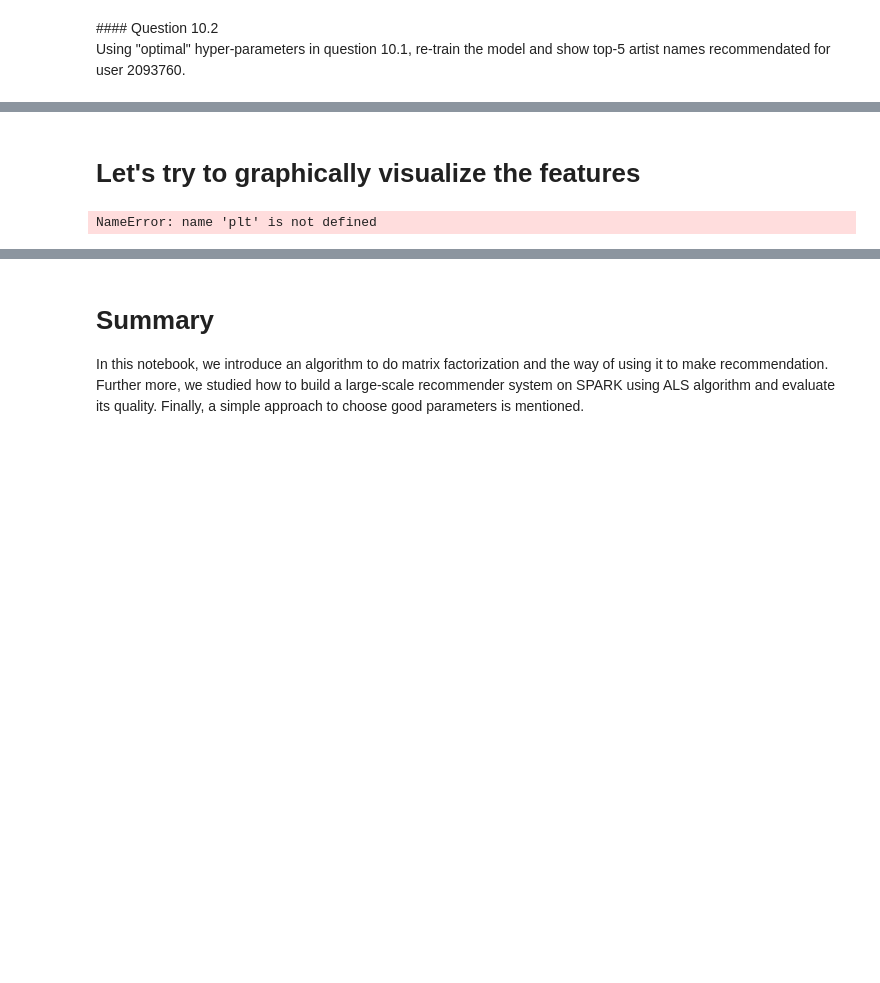
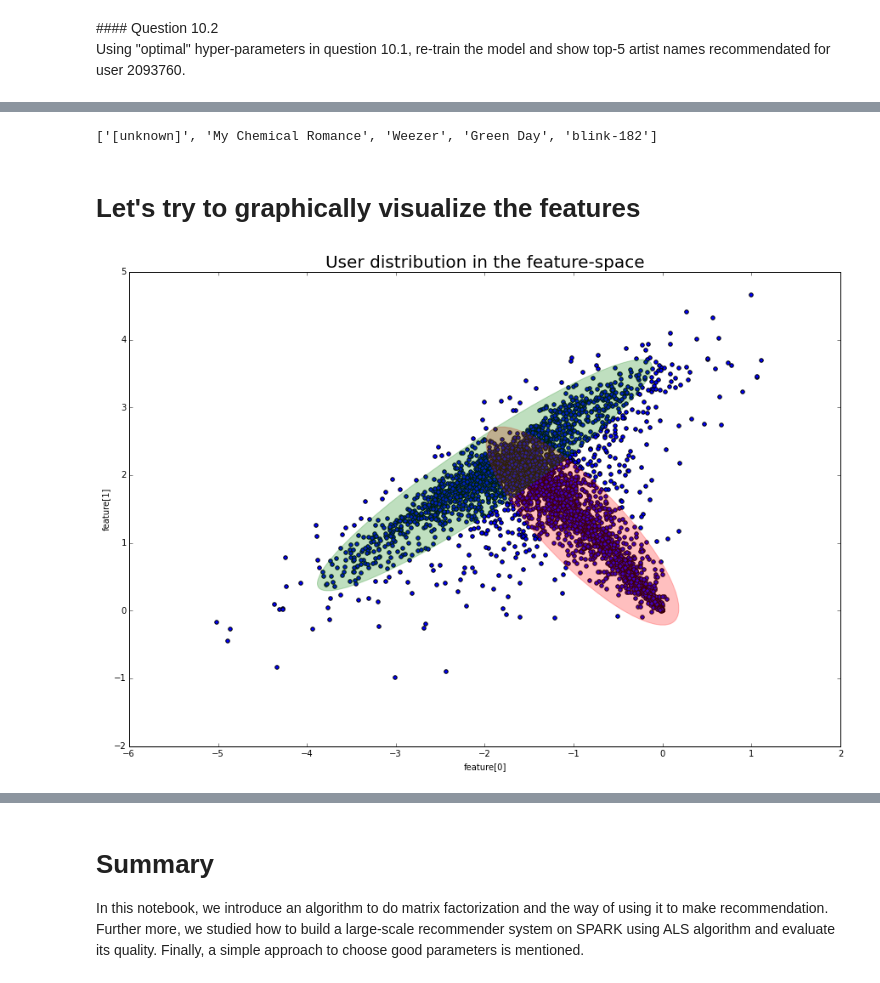
Before and after one commit to MatteoRomiti/Algorithmic-Machine-Learning, a Jupyter notebook: Notebooks/[Lecture 3+4] Recommender algorithm - Music recommendations.ipynb, the cells around one changed output, grey strips where cells are left out. Drawn from its saved outputs; the diff is of its cells as text; code cells hidden in the pictures; blank space fills up the shorter version.

Commit message:
Added new valitation tech. and visualization of latent space

```diff
--- a/Notebooks/[Lecture 3+4] Recommender algorithm - Music recommendations.ipynb
+++ b/Notebooks/[Lecture 3+4] Recommender algorithm - Music recommendations.ipynb
@@ -1313,7 +1312,7 @@ Given RDD `userArtistDataRDD` in question 6.2, construct a new RDD `trainingData
 # %%
 from pyspark.mllib.recommendation import ALS, MatrixFactorizationModel, Rating
 # %%
-allData = userArtistDataRDD.map(lambda r: Rating(r[0], r[1], r[2])).repartition(12).cache()
+allData = userArtistDataRDD.map(lambda r: Rating(r[0], r[1], r[2])).repartition(36).cache()
 # %% [markdown]
 # ask n of partitions
 # %% [markdown]
@@ -1706,25 +1746,44 @@ print(recList)
+# %%
+model = ALS.trainImplicit(allData, rank=evaluations[0][0][0], lambda_=evaluations[0][0][1], alpha=evaluations[0][0][2])
+#allData.unpersist()
+
+userID = 2093760
+recommendations = (model.recommendProducts(userID,5))
+
+
+# construct set of recommendated artists
+recArtists = set([prod.product for prod in recommendations])
+
+recList = artistByIDRDD.filter(artistNames).values().collect()
+
+print(recList)
+# %% [output]
+['[unknown]', 'My Chemical Romance', 'Weezer', 'Green Day', 'blink-182']
 # %% [markdown]
 # Let's try to graphically visualize the features
 # %%
-model = ALS.trainImplicit(allData, rank=50, lambda_=1.0, alpha=40.0)
+model = ALS.trainImplicit(allData, rank=2, lambda_=1.0, alpha=40.0)
 # %%
-features = list(zip(*[f[1] for f in model.userFeatures().take(500)]))
+features = list(zip(*[f[1] for f in model.userFeatures().takeSample(False, 4000, 1235)]))
 # %%
-fig = plt.figure(figsize=(15,10))
-ax = fig.add_subplot(111, projection='3d')
+fig = plt.figure(figsize=(15,10), )
+ax = fig.add_subplot(111)
 
-ax.scatter(features[0], features[1], features[2], 'ro')
+ax.scatter(features[0], features[1])
 ax.set_xlabel('feature[0]')
 ax.set_ylabel('feature[1]')
-ax.set_zlabel('feature[2]')
-
-x2, y2, _ = proj3d.proj_transform(features[0][100],features[1][100],features[2][100], ax.get_proj())
-
-ax.annotate('assd',xy=(x2,y2), xytext = (20,50),
-    textcoords = 'offset points', ha = 'right', va = 'bottom',
-    bbox = dict(boxstyle = 'round,pad=0.5', fc = 'yellow', alpha = 0.5),
-    arrowprops = dict(arrowstyle = '->', connectionstyle = 'arc3,rad=0', color='r'))
+#ax.set_zlabel('feature[2]')
+plt.title('User distribution in the feature-space', fontsize=20)
+#x2, y2, _ = proj3d.proj_transform(features[0][100],features[1][100],features[2][100], ax.get_proj())
+ell1 = Ellipse(xy=[-0.9,1.25], width=1, height=3.5, angle=35, color='r', alpha=0.25)
+ell2 = Ellipse(xy=[-2,2.], width=.90, height=5, angle=132, color='g', alpha=0.25)
+ax.add_artist(ell1)
+ax.add_artist(ell2)
+##ax.annotate('assd',xy=(x2,y2), xytext = (20,50),
+#    textcoords = 'offset points', ha = 'right', va = 'bottom',
+#    bbox = dict(boxstyle = 'round,pad=0.5', fc = 'yellow', alpha = 0.5),
+#    arrowprops = dict(arrowstyle = '->', connectionstyle = 'arc3,rad=0', color='r'))
 
 plt.show()
 # %% [output]
-NameError: name 'plt' is not defined
+[figure, added]
```
Also changed, not shown: parts of 20 cells of this notebook.
